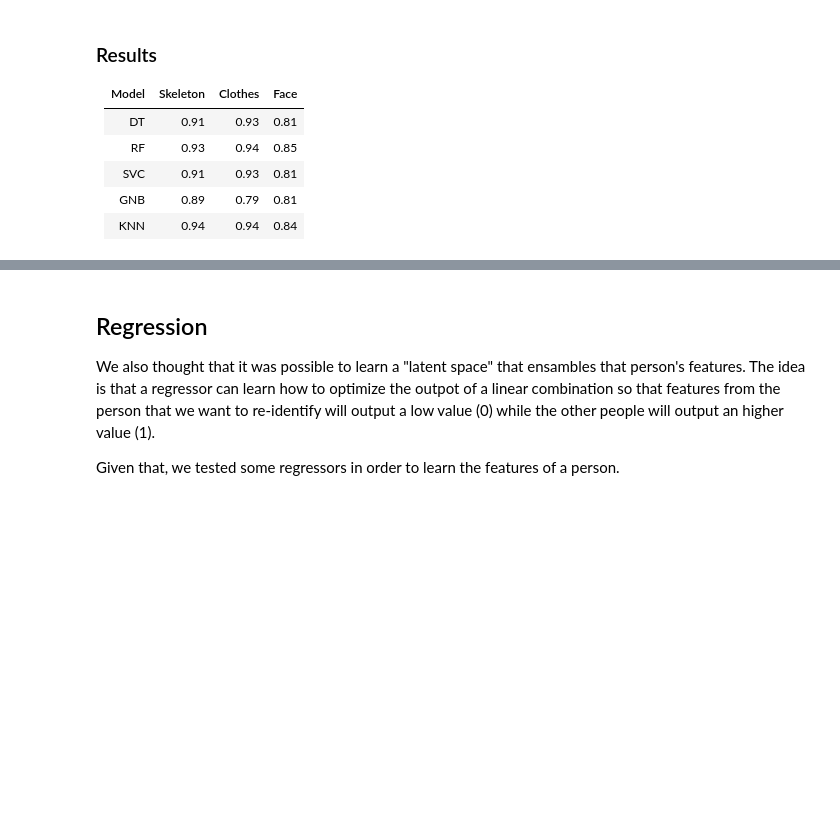
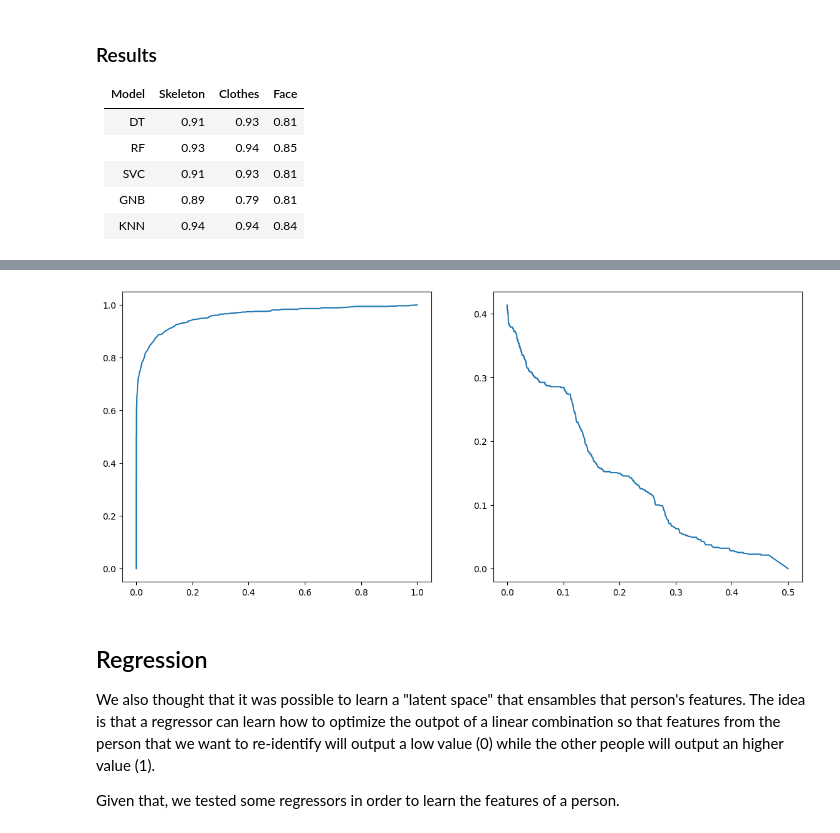
Before and after one commit to Andreus00/FDS, a Jupyter notebook: src/notebook.ipynb, the cells around one changed output, grey strips where cells are left out. Cells and saved outputs as stored; diff of their text form; code cells hidden in the pictures; blank space fills up the shorter version.

Commit message:
Added datasets and crafted the final model

```diff
--- a/src/notebook.ipynb
+++ b/src/notebook.ipynb
@@ -549,29 +465,23 @@ for model in models:
     print(model)
     current_model = models[model]
     best_accuracy_params_skel = tune_model(current_model[0](), current_model[1], 'accuracy', X_skel, y_train, -1)
-    best_precision_params_skel = tune_model(current_model[0](), current_model[1], 'precision', X_skel, y_train, -1)
     best_f1macro_params_skel = tune_model(current_model[0](), current_model[1], 'f1_macro',  X_skel, y_train, -1)
     best_accuracy_params_clothes = tune_model(current_model[0](), current_model[1], 'accuracy', X_clothes, y_train, -1)
-    best_precision_params_clothes = tune_model(current_model[0](), current_model[1], 'precision', X_clothes, y_train, -1)
     best_f1macro_params_clothes = tune_model(current_model[0](), current_model[1], 'f1_macro',  X_clothes, y_train, -1)
     best_accuracy_params_face = tune_model(current_model[0](), current_model[1], 'accuracy', X_face, y_face, -1)
-    best_precision_params_face = tune_model(current_model[0](), current_model[1], 'precision', X_face, y_face, -1)
     best_f1macro_params_face = tune_model(current_model[0](), current_model[1], 'f1_macro',  X_face, y_face, -1)
     tuned_models_skel = {
         'Skeleton accuracy': current_model[0](**best_accuracy_params_skel),
-        'Skeleton precision': current_model[0](**best_precision_params_skel),
         'Skeleton f1_macro': current_model[0](**best_f1macro_params_skel)
     }
 
     tuned_models_clothes = {
         'Clothes accuracy': current_model[0](**best_accuracy_params_clothes),
-        'Clothes precision': current_model[0](**best_precision_params_clothes),
         'Clothes f1_macro': current_model[0](**best_f1macro_params_clothes)
     }
 
     tuned_models_face = {
         'Face accuracy': current_model[0](**best_accuracy_params_face),
-        'Face precision': current_model[0](**best_precision_params_face),
         'Face f1_macro': current_model[0](**best_f1macro_params_face)
     }
 
@@ -580,12 +490,12 @@ for model in models:
     fit_models(tuned_models_face, X_face, y_face)
     print("-"*50)
     print("Skeleton")
-    evaluate_models(tuned_models_skel,model, X_skel_test, y_test)
+    evaluate_models(tuned_models_skel,model, X_skel, y_train)
     print("-"*50)
     print("Clothes")
     print("-"*50)
-    evaluate_models(tuned_models_clothes,model, X_clothes_test, y_test)
+    evaluate_models(tuned_models_clothes,model, X_clothes, y_train)
     print("-"*50)
     print("Face")
     print("-"*50)
-    evaluate_models(tuned_models_face,model, X_face_test, y_face_test)
+    evaluate_models(tuned_models_face,model, X_face, y_face)
@@ -781,0 +575,67 @@ Best: 0.476082 using {'var_smoothing': 1e-09}
+# %%
+
+import re
+
+files = [f for f in os.listdir("./sampled") if re.match("(video_)([0-9]*)(_sample_)([0-9]*)_([Xy])(.npy)", f)]
+files.sort()
+samples = [(files[i], files[i+1], files[i+2], files[i+3]) for i in range(0, len(files) - 2, 4)]
+
+fig, (ax_roc, ax_det) = plt.subplots(1, 2)
+fig.set_size_inches(14, 6)
+
+fprs = []
+tprs = []
+fprs2 = []
+tprs2 = []
+roc_aucs = []
+# fit the model for each training sample and average the fpr, tpr and roc_auc
+for f_X, f_y, f_X_2, f_y_2 in samples:
+    print([f_X, f_y, f_X_2, f_y_2])
+
+    X = np.load("./sampled/" + f_X)
+    y = np.load("./sampled/" + f_y)
+
+    X_2 = np.load("./sampled/" + f_X_2)
+    y_2 = np.load("./sampled/" + f_y_2)
+
+    model = FinalModel()
+    model.fit(X, y)
+
+    res = model.predict_proba(X_2)[:, 1]
+
+    fpr, tpr, thresholds = roc_curve(y_2, res)
+    auc = roc_auc_score(y_2, res)
+    roc_aucs.append(auc)
+
+    fprs.append(fpr)
+    tprs.append(tpr)
+
+    fpr2, tpr2, thresholds2 = det_curve(y_2, res)
+    fprs2.append(fpr2)
+    tprs2.append(tpr2)
+
+longest_fpr = len(max(fprs, key=len))
+longest_tpr = len(max(tprs, key=len))
+longest_fpr2 = len(max(fprs2, key=len))
+longest_tpr2 = len(max(tprs2, key=len))
+
+# pad the shorter arrays with the last value
+for i in range(0, len(fprs)):
+    fprs[i] = np.pad(fprs[i], (0, longest_fpr - len(fprs[i])), 'edge')
+    tprs[i] = np.pad(tprs[i], (0, longest_tpr - len(tprs[i])), 'edge')
+
+for i in range(0, len(fprs2)):
+    fprs2[i] = np.pad(fprs2[i], (0, longest_fpr2 - len(fprs2[i])), 'edge')
+    tprs2[i] = np.pad(tprs2[i], (0, longest_tpr2 - len(tprs2[i])), 'edge')
+
+# average the fpr and tpr and calculate the auc
+fpr = np.mean(fprs, axis=0)
+tpr = np.mean(tprs, axis=0)
+fpr2 = np.mean(fprs2, axis=0)
+tpr2 = np.mean(tprs2, axis=0)
+
+auc = np.mean(roc_aucs)
+
+ax_roc.plot(fpr, tpr, label="FinalModel (AUC = " + str(round(auc, 2)) + ")")
+ax_det.plot(fpr2, tpr2, label="FinalModel")
+# %% [output]
@@ -782,3 +658,4 @@ Best: 0.476082 using {'var_smoothing': 1e-09}
+[figure, added]
 # %%
 # Train the models on the big dataset
 
```
Also changed, not shown: parts of 25 cells of this notebook, 37 other files.
